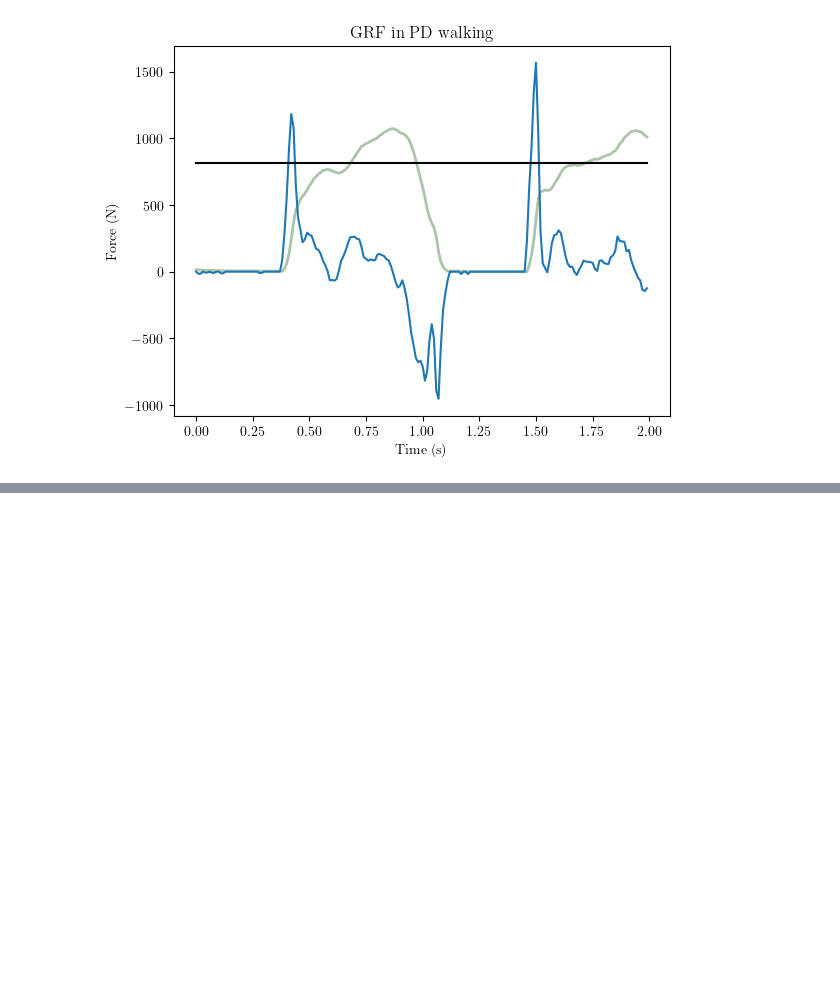
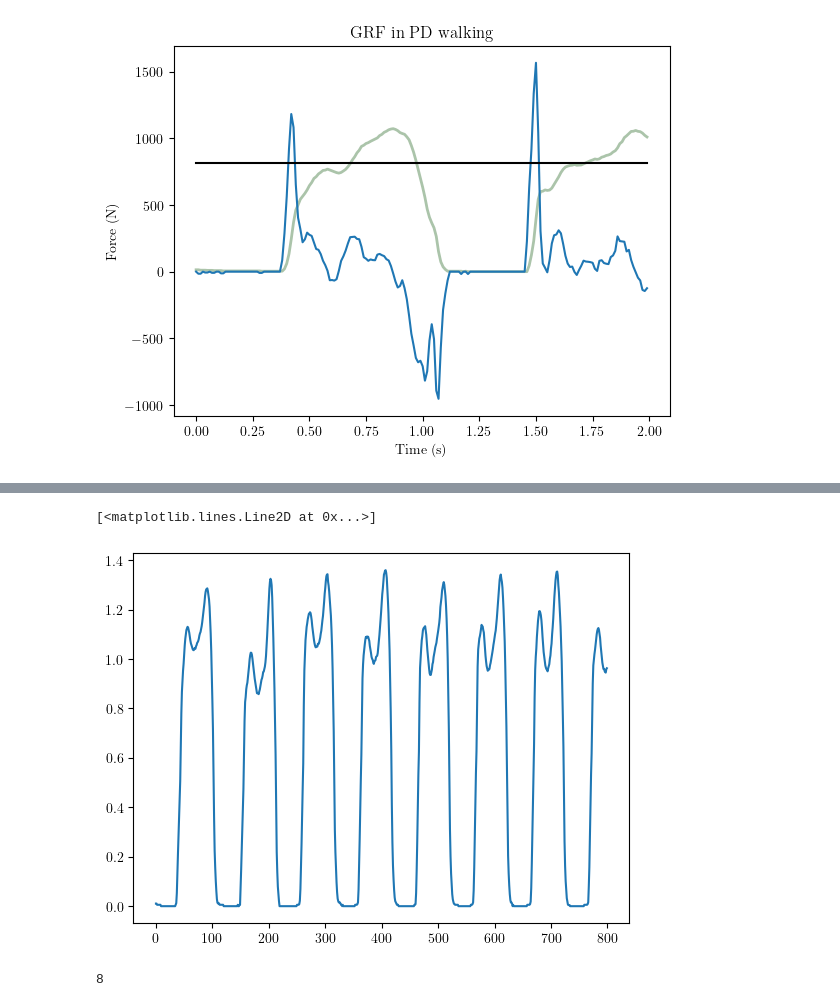
Before and after one commit to jpowell24/learningML, a Jupyter notebook: Python_exercises/PARK-GAIT1.ipynb, the cells around one changed output, grey strips where cells are left out. Saved outputs shown, nothing was run; the diff lists cells and outputs as text; code cells hidden in the pictures; blank space fills up the shorter version.

```diff
--- a/Python_exercises/PARK-GAIT1.ipynb
+++ b/Python_exercises/PARK-GAIT1.ipynb
@@ -163,0 +165,6 @@ plt.plot(x * 0 + 0.83, y)
+# %%
+y = df_short['GaCo10_01'];
+plt.plot(y)
+# %% [output]
+[<matplotlib.lines.Line2D at 0x...>]
+[figure, added]
@@ -163,0 +182,4 @@ plt.plot(x * 0 + 0.83, y)
+# %%
+print(get_num_steps(y, 1))
+# %% [output]
+8
```
Also changed, not shown: parts of 6 cells of this notebook.
